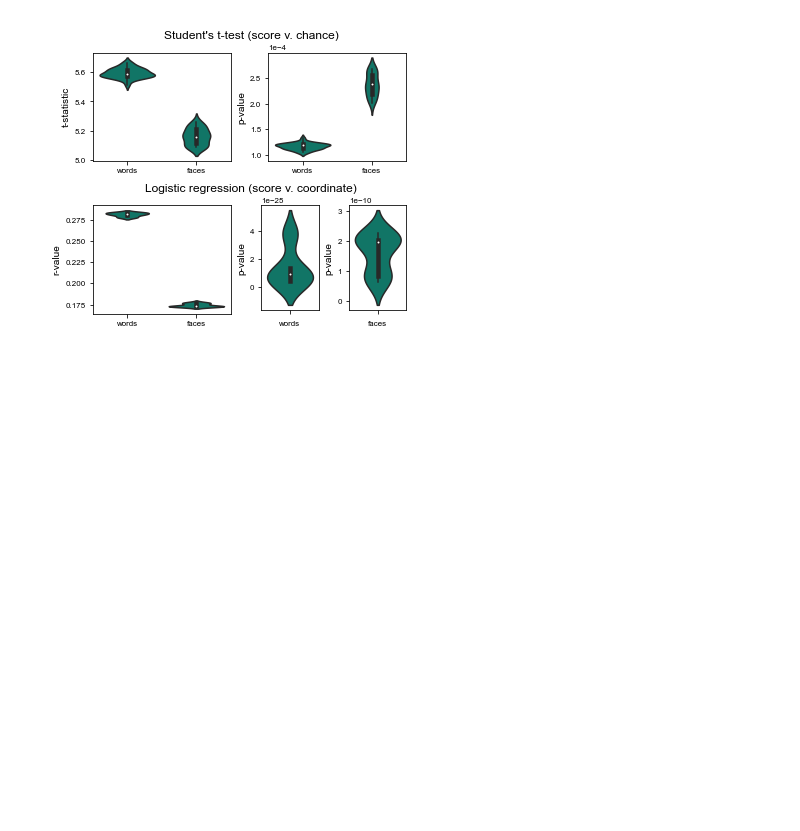
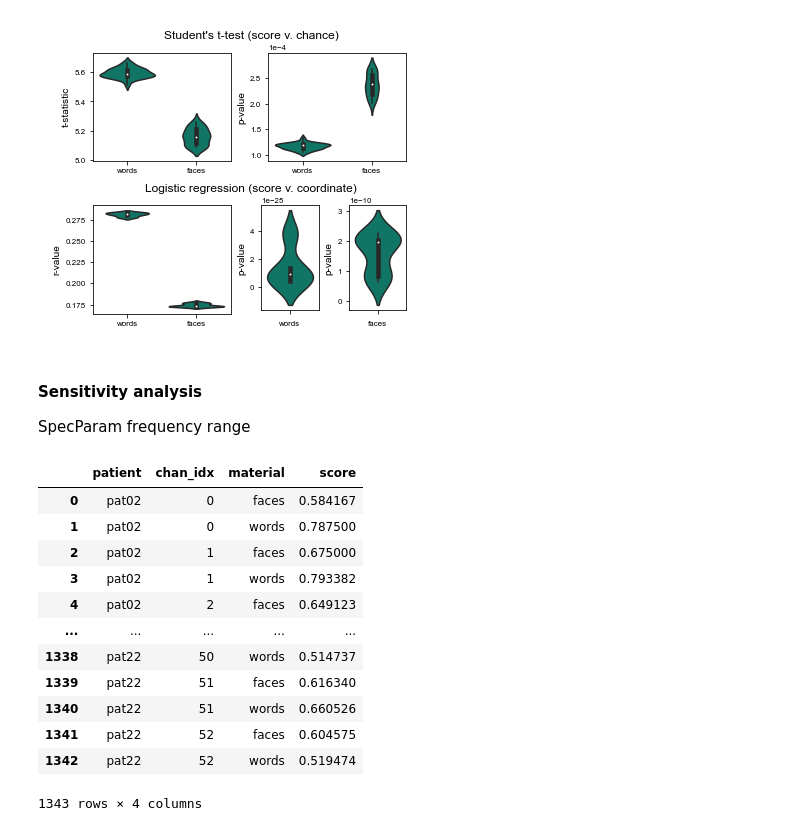
Before and after one commit to voytekresearch/oscillation_vs_exponent, a Jupyter notebook: notebooks/model_behavior.ipynb, the cells around one changed output. Cells and saved outputs as stored; diff of their text form; code cells hidden in the pictures; blank space fills up the shorter version.

Commit message:
add fre range sensitivity analysis

```diff
--- a/notebooks/model_behavior.ipynb
+++ b/notebooks/model_behavior.ipynb
@@ -1143,3 +1144,6 @@ plt.savefig(fname_out, bbox_inches='tight')
 plt.show()
 # %% [output]
 [figure]
+# %% [markdown]
+#### Sensitivity analysis
+SpecParam frequency range
@@ -1145,0 +1178,19 @@ plt.show()
+# %%
+# save/load results from above
+# df.to_csv(fr"{PROJECT_PATH}\data\results\logistic_regression_scores_fullrange.csv", index=False)
+df = pd.read_csv(fr"{PROJECT_PATH}\data\results\logistic_regression_scores_fullrange.csv")
+df
+# %% [output]
+|  | patient | chan_idx | material | score |
+| 0 | pat02 | 0 | faces | 0.584167 |
+| 1 | pat02 | 0 | words | 0.787500 |
+| 2 | pat02 | 1 | faces | 0.675000 |
+| 3 | pat02 | 1 | words | 0.793382 |
+| 4 | pat02 | 2 | faces | 0.649123 |
+| ... | ... | ... | ... | ... |
+| 1338 | pat22 | 50 | words | 0.514737 |
+| 1339 | pat22 | 51 | faces | 0.616340 |
+| 1340 | pat22 | 51 | words | 0.660526 |
+| 1341 | pat22 | 52 | faces | 0.604575 |
+| 1342 | pat22 | 52 | words | 0.519474 |
+1343 rows × 4 columns
```
Also changed, not shown: parts of 5 cells of this notebook.
